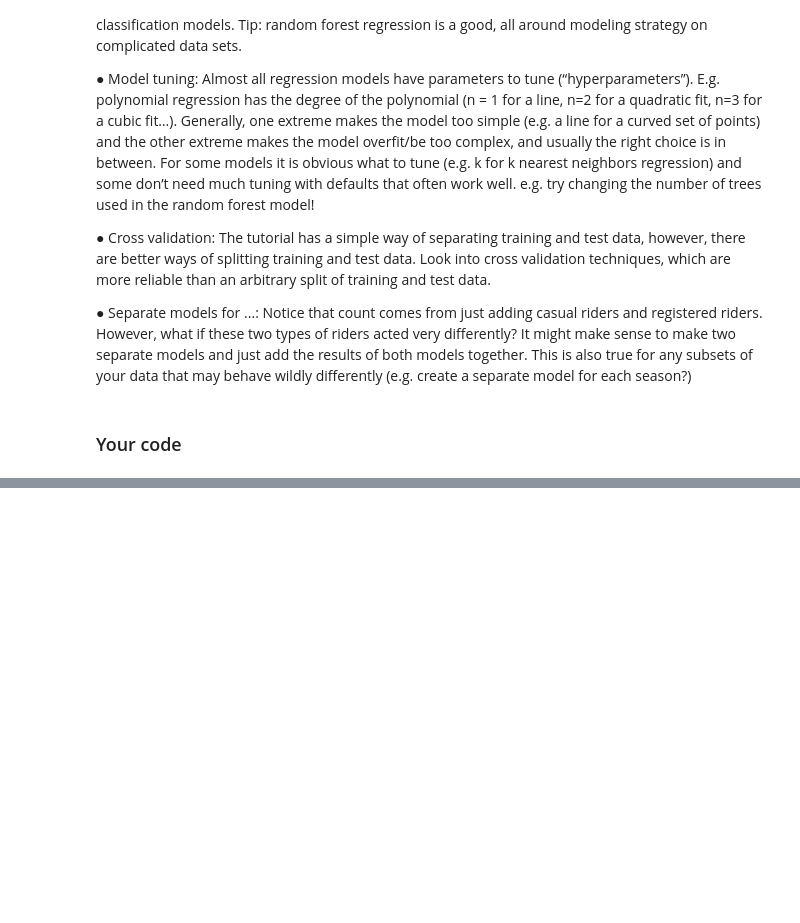
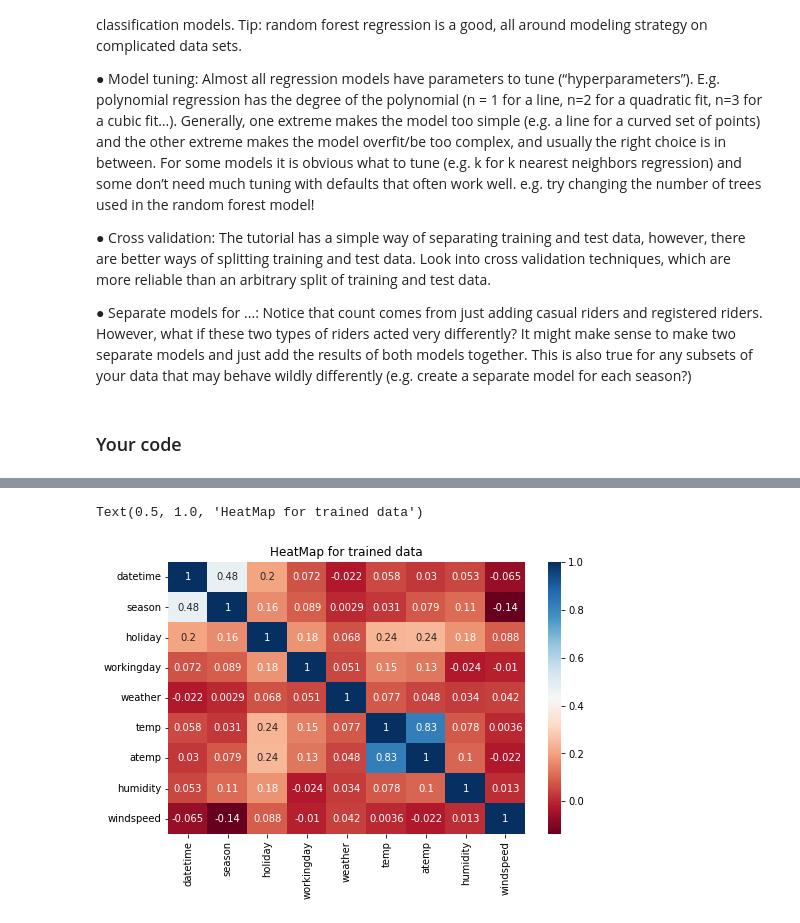
Before and after one commit to nishanth0233/INFO-5502, a Jupyter notebook: lab_assignment_06.ipynb, the cells around one changed output, grey strips where cells are left out. Cells and saved outputs as stored; diff of their text form; code cells hidden in the pictures; blank space fills up the shorter version.

```diff
--- a/lab_assignment_06.ipynb
+++ b/lab_assignment_06.ipynb
@@ -86,0 +189,6 @@ Your predictions should be compared to the ground truth information (sample_pred
+# %%
+df = test.apply(lambda x:x.factorize()[0]).corr()
+plt.figure(figsize=(8,5))
+sns.heatmap(df, annot = True, cmap="RdBu")
+plt.title("HeatMap for trained data")
+# %% [output]
@@ -86,0 +197,2 @@ Your predictions should be compared to the ground truth information (sample_pred
+Text(0.5, 1.0, 'HeatMap for trained data')
+[figure, added]
```
Also changed, not shown: parts of 11 cells of this notebook.
